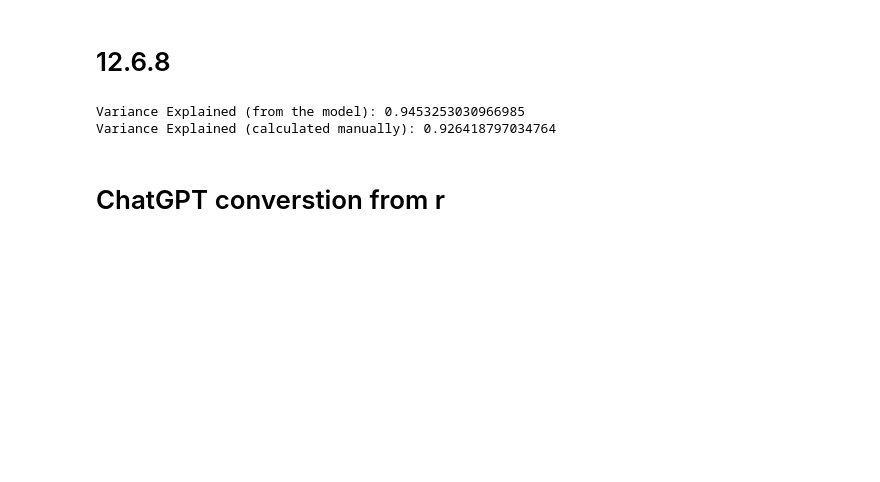
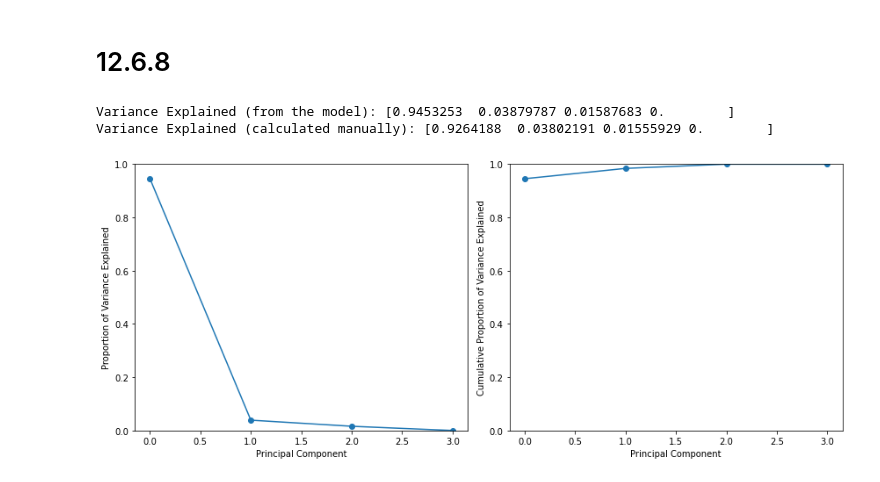
Before and after one commit to ekdeuell/Team9AI, a Jupyter notebook: Team Nine- 12.6.7 & 12.6.8.ipynb, the cells around one changed output. Cells and saved outputs as stored; diff of their text form; code cells hidden in the pictures; blank space fills up the shorter version.

```diff
--- a/Team Nine- 12.6.7 & 12.6.8.ipynb
+++ b/Team Nine- 12.6.7 & 12.6.8.ipynb
@@ -67,10 +39,15 @@ from sklearn.decomposition import PCA
 # %%
-pca = PCA(n_components=1)
+# Initialize PCA object with 4 components
+pca = PCA(n_components=4)
+
+# Fit te PCA model and transform the data into the prnicipal components
 principalComponents = pca.fit_transform(data[['Murder', 'Assault', 'UrbanPop', 'Rape']])
-print("Variance Explained (from the model): " + str(pca.explained_variance_ratio_[0]))
-print("Variance Explained (calculated manually): " + str(np.var(principalComponents)/data.var().sum()))
+
+# Calculate the variance explained by each prinicipal component
+print("Variance Explained (from the model): " + str(pca.explained_variance_ratio_))
+
+# Manually calculate the variance explained by each princiapl component
+print("Variance Explained (calculated manually): " + str(np.var(principalComponents, axis = 0)/data.var().sum()))
 # %% [output]
-Variance Explained (from the model): 0.9453253030966985
-Variance Explained (calculated manually): 0.926418797034764
+Variance Explained (from the model): [0.9453253  0.03879787 0.01587683 0.        ]
+Variance Explained (calculated manually): [0.9264188  0.03802191 0.01555929 0.        ]
-# %% [markdown]
-# ChatGPT converstion from r
@@ -108,0 +54,19 @@ print(prop_var)
+# %%
+# plot PVE explained by each component
+plt.figure(figsize=(12,5))
+plt.subplot(1,2,1)
+plt.plot(pca.explained_variance_ratio_, '-o')
+plt.xlabel('Principal Component')
+plt.ylabel('Proportion of Variance Explained')
+plt.ylim([0,1])
+
+# plot cumulative PVE
+plt.subplot(1,2,2)
+plt.plot(np.cumsum(pca.explained_variance_ratio_), '-o')
+plt.xlabel('Principal Component')
+plt.ylabel('Cumulative Proportion of Variance Explained')
+plt.ylim([0,1])
+plt.tight_layout()
+plt.show()
+# %% [output]
+[figure, added]
```
Also changed, not shown: parts of 6 cells of this notebook.
